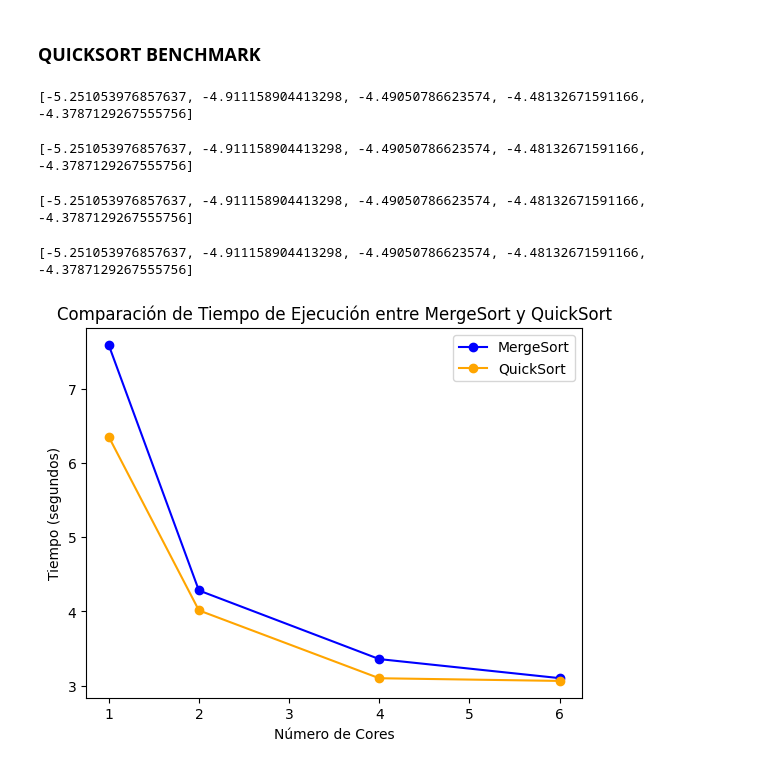
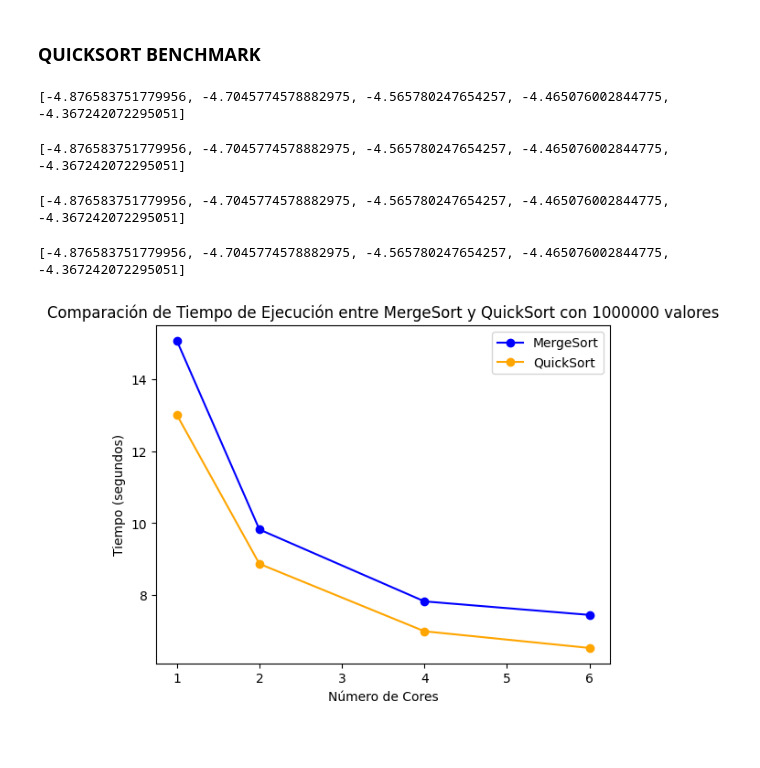
Before and after one commit to madescoces/seminario-sort-threads, a Jupyter notebook: th-sort.ipynb, the cells around one changed output. Saved outputs shown, nothing was run; the diff lists cells and outputs as text; code cells hidden in the pictures; blank space fills up the shorter version.

```diff
--- a/th-sort.ipynb
+++ b/th-sort.ipynb
@@ -16,3 +13,6 @@ data = gss(1000000)
+# %%
+values = 1000000
+data = gss(values)
 # %%
 # Visualización de algunos valores
 print(data[:10], end=' ')
@@ -72,7 +72,7 @@ logs.append(sort.log())
 
 print(th_quick_sort[:5], end=' ')
 # %% [output]
-[-5.251053976857637, -4.911158904413298, -4.49050786623574, -4.48132671591166, -4.3787129267555756]
+[-4.876583751779956, -4.7045774578882975, -4.565780247654257, -4.465076002844775, -4.367242072295051]
 # %%
 sort = QuickSort(threads = 2)
 th2_quick_sort = sort.run(data)
@@ -80,7 +80,7 @@ logs.append(sort.log())
 
 print(th2_quick_sort[:5], end=' ')
 # %% [output]
-[-5.251053976857637, -4.911158904413298, -4.49050786623574, -4.48132671591166, -4.3787129267555756]
+[-4.876583751779956, -4.7045774578882975, -4.565780247654257, -4.465076002844775, -4.367242072295051]
 # %%
 sort = QuickSort(threads = 4)
 th4_quick_sort = sort.run(data)
@@ -88,7 +88,7 @@ logs.append(sort.log())
 
 print(th4_quick_sort[:5], end=' ')
 # %% [output]
-[-5.251053976857637, -4.911158904413298, -4.49050786623574, -4.48132671591166, -4.3787129267555756]
+[-4.876583751779956, -4.7045774578882975, -4.565780247654257, -4.465076002844775, -4.367242072295051]
 # %%
 sort = QuickSort(threads = 6)
 th6_quick_sort = sort.run(data)
@@ -96,35 +96,35 @@ logs.append(sort.log())
 
 print(th6_quick_sort[:5], end=' ')
 # %% [output]
-[-5.251053976857637, -4.911158904413298, -4.49050786623574, -4.48132671591166, -4.3787129267555756]
+[-4.876583751779956, -4.7045774578882975, -4.565780247654257, -4.465076002844775, -4.367242072295051]
 # %%
 merge_sort_data = [entry for entry in logs if entry['name'] == 'MergeSort']
 quick_sort_data = [entry for entry in logs if entry['name'] == 'QuickSort']
 
 # Ordenar los datos según el número de cores
 merge_sort_data.sort(key=lambda x: x['cores'])
 quick_sort_data.sort(key=lambda x: x['cores'])
 
 # Extraer las coordenadas x e y para cada algoritmo
 merge_x = [entry['cores'] for entry in merge_sort_data]
 merge_y = [entry['time'] for entry in merge_sort_data]
 
 quick_x = [entry['cores'] for entry in quick_sort_data]
 quick_y = [entry['time'] for entry in quick_sort_data]
 
 # Graficar los datos
 plt.plot(merge_x, merge_y, marker='o', label='MergeSort', linestyle='-', color='blue')
 plt.plot(quick_x, quick_y, marker='o', label='QuickSort', linestyle='-', color='orange')
 
 # Agregar etiquetas y título
 plt.xlabel('Número de Cores')
 plt.ylabel('Tiempo (segundos)')
-plt.title('Comparación de Tiempo de Ejecución entre MergeSort y QuickSort')
+plt.title(f'Comparación de Tiempo de Ejecución entre MergeSort y QuickSort con {values} valores')
 
 # Mostrar leyenda
 plt.legend()
 
 # Mostrar la gráfica
 plt.show()
 # %% [output]
-[figure, old version]
+[figure, new version]
```
Also changed, not shown: parts of 8 cells of this notebook, 1 other file.
